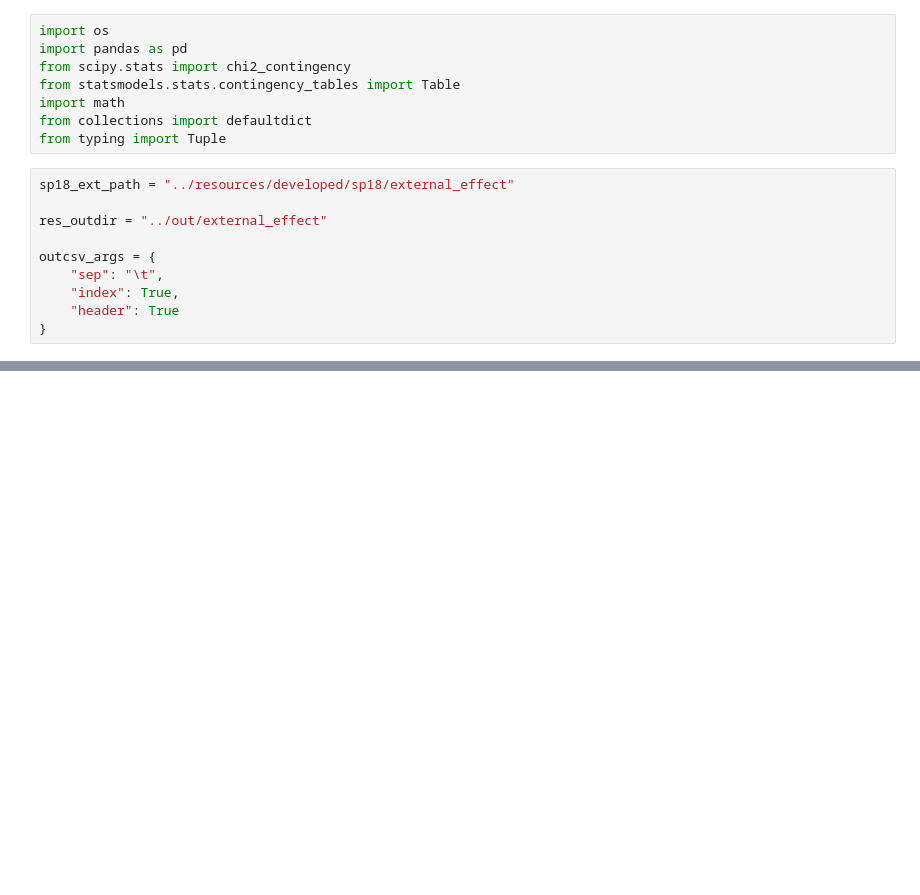
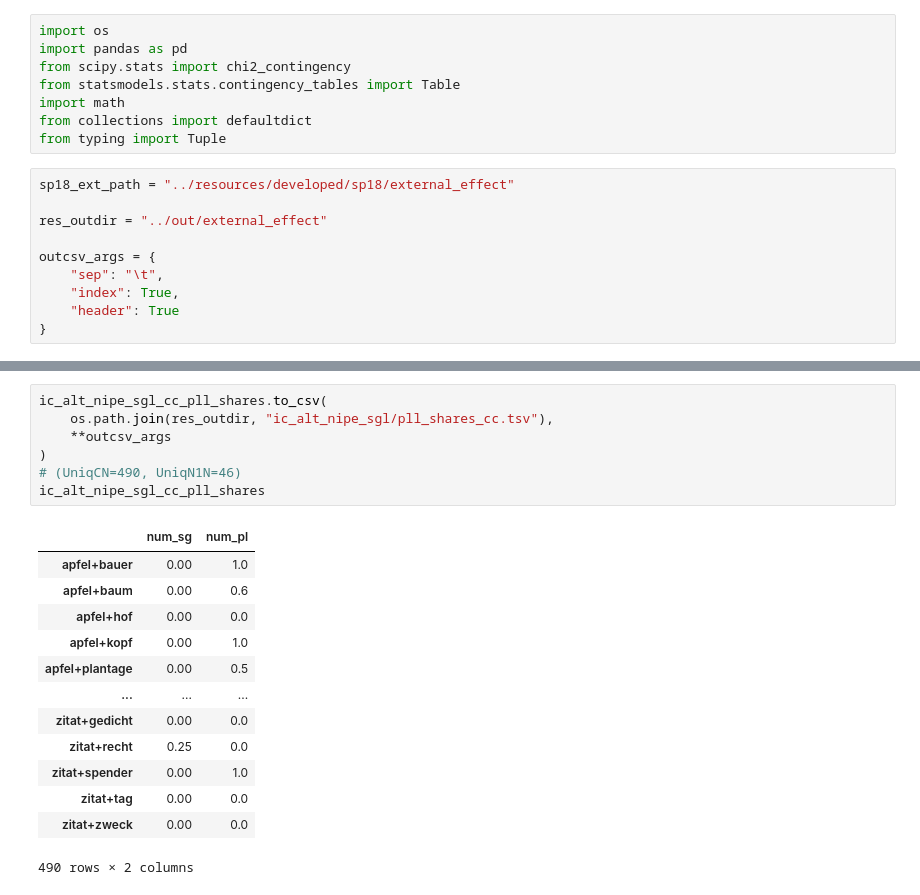
Before and after one commit to maxschmaltz/DieKonstraints, a Jupyter notebook: plural_effects/extpe.ipynb, the cells around one changed output, grey strips where cells are left out. Drawn from its saved outputs; the diff is of its cells as text; blank space fills up the shorter version.

```diff
--- a/plural_effects/extpe.ipynb
+++ b/plural_effects/extpe.ipynb
@@ -259,0 +341,21 @@ resids
+# %%
+ic_alt_nipe_sgl_cc_pll_shares.to_csv(
+    os.path.join(res_outdir, "ic_alt_nipe_sgl/pll_shares_cc.tsv"),
+    **outcsv_args
+)
+# (UniqCN=490, UniqN1N=46)
+ic_alt_nipe_sgl_cc_pll_shares
+# %% [output]
+|  | num_sg | num_pl |
+| apfel+bauer | 0.00 | 1.0 |
+| apfel+baum | 0.00 | 0.6 |
+| apfel+hof | 0.00 | 0.0 |
+| apfel+kopf | 0.00 | 1.0 |
+| apfel+plantage | 0.00 | 0.5 |
+| ... | ... | ... |
+| zitat+gedicht | 0.00 | 0.0 |
+| zitat+recht | 0.25 | 0.0 |
+| zitat+spender | 0.00 | 1.0 |
+| zitat+tag | 0.00 | 0.0 |
+| zitat+zweck | 0.00 | 0.0 |
+490 rows × 2 columns
```
Also changed, not shown: parts of 17 cells of this notebook, 11 other files.
